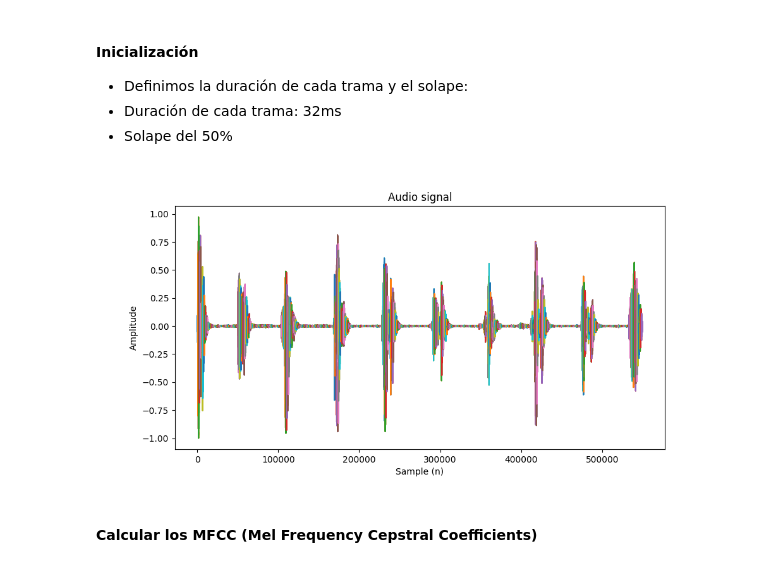
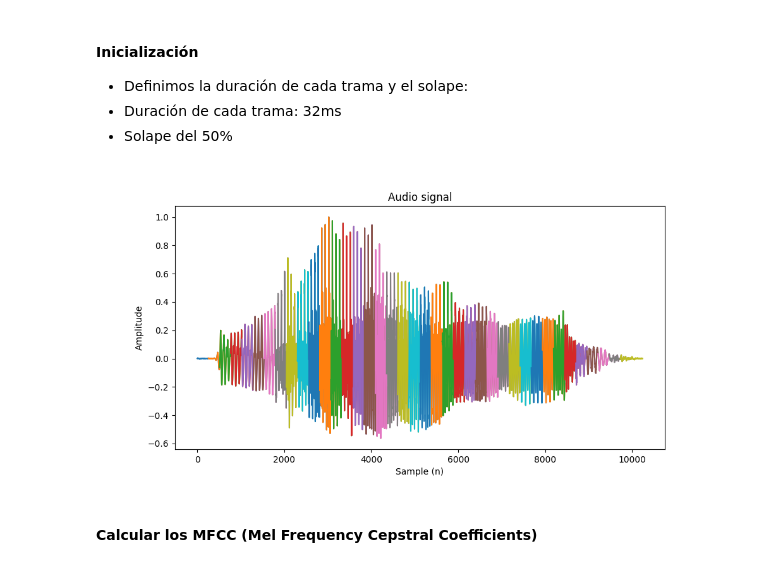
Before and after one commit to oscarjibou/University_projects, a Jupyter notebook: TDS/P4/src.ipynb, the cells around one changed output. Cells and saved outputs as stored; diff of their text form; code cells hidden in the pictures.

```diff
--- a/TDS/P4/src.ipynb
+++ b/TDS/P4/src.ipynb
@@ -20,33 +20,33 @@ from utils import *
 # %%
 '''
 - Extract the audio signal from the wav file and plot it
 - normalize and convert the audio signal to mono
 - trim the audio signal
 - split the singnal and plot it
 - calculate the FFT of the signal
 '''
 
 %matplotlib widget
-frequency_audio, audio = wavfile.read("oscar.wav")
+frequency_audio, audio = wavfile.read("nine.wav")
 
 audio = audio / np.max(np.abs(audio))
 
 yt, index = librosa.effects.trim(
     audio, top_db=20, frame_length=2048, hop_length=512)
 
 audio = audio[index[0]:index[1]] # convert to mono
 
 audio_frames = cut_signal_frames(audio, frequency_audio, tiempo_frames=0.032, overlap=0.5)
 samples = cut_signal_frames([i for i in range(len(audio))], frequency_audio, tiempo_frames=0.032, overlap=0.5)
 
 plt.figure(figsize=(10, 5))
 for i in range(0, len(audio_frames)):
     plt.plot(samples[i], audio_frames[i])
     plt.title("Audio signal")
     plt.xlabel("Sample (n)")
     plt.ylabel("Amplitude")
 plt.show()
 # %% [output]
-[figure, old version]
+[figure, new version]
 # %% [markdown]
 #### Calcular los MFCC (__Mel Frequency Cepstral Coefficients__)
```
Also changed, not shown: parts of 2 cells of this notebook, 5 other files.
